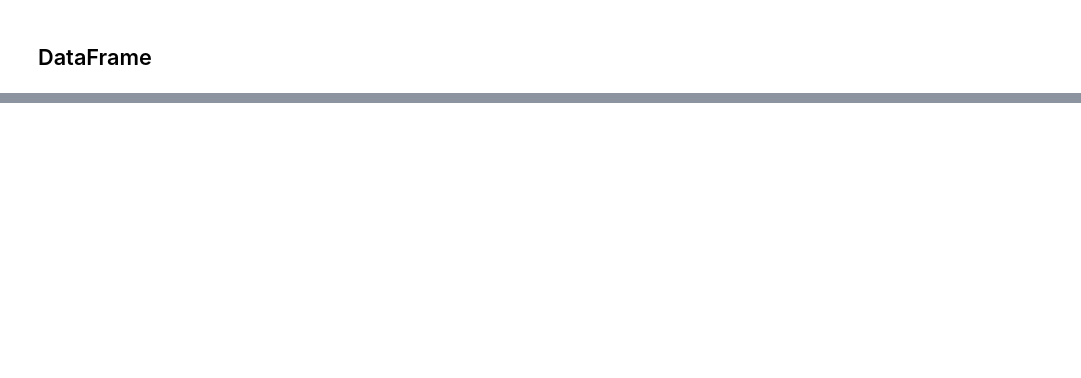
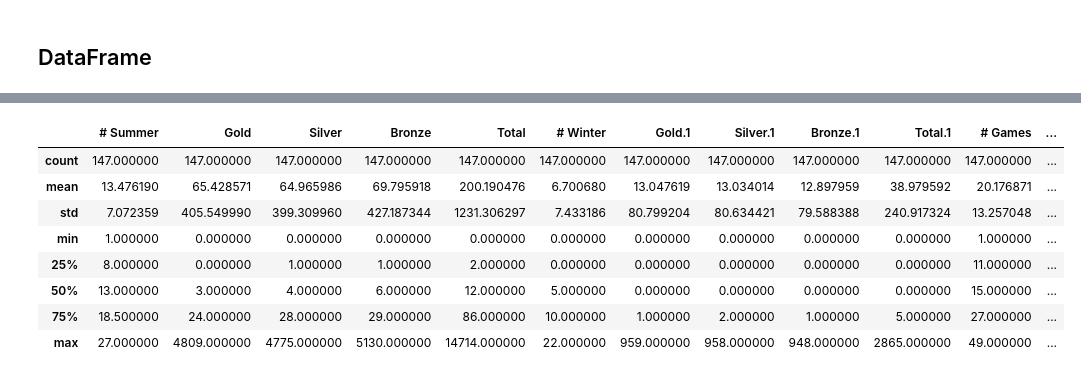
Before and after one commit to pppk520/ml_study, a Jupyter notebook: data_analysis/pandas.ipynb, the cells around one changed output, grey strips where cells are left out. Cells and saved outputs as stored; diff of their text form; code cells hidden in the pictures; blank space fills up the shorter version.

```diff
--- a/data_analysis/pandas.ipynb
+++ b/data_analysis/pandas.ipynb
@@ -76,0 +182,3 @@ print(pd.DataFrame(data).sort_values(by='pop', ascending=True))
+# %%
+df = pd.read_csv('olympics.csv', sep=',', index_col=0, skiprows=1)
+df.head()
@@ -76,0 +192,17 @@ print(pd.DataFrame(data).sort_values(by='pop', ascending=True))
+# %%
+for col in df.columns:
+    if col[:2]=='01':
+        df.rename(columns={col:'Gold'+col[4:]}, inplace=True)
+    if col[:2]=='02':
+        df.rename(columns={col:'Silver'+col[4:]}, inplace=True)
+    if col[:2]=='03':
+        df.rename(columns={col:'Bronze'+col[4:]}, inplace=True)
+    if col[:1]=='№':
+        df.rename(columns={col:'#'+col[1:]}, inplace=True)
+
+names_ids = df.index.str.split('\s\(') # split the index by '('
+
+df.index = names_ids.str[0] # the [0] element is the country name (new index)
+df['ID'] = names_ids.str[1].str[:3] # the [1] element is the abbreviation or ID (take first 3 characters from that)
+
+df.head()
@@ -76,0 +333,12 @@ print(pd.DataFrame(data).sort_values(by='pop', ascending=True))
+# %%
+df.describe()
+# %% [output]
+|  | # Summer | Gold | Silver | Bronze | Total | # Winter | Gold.1 | Silver.1 | Bronze.1 | Total.1 | # Games | ... |
+| count | 147.000000 | 147.000000 | 147.000000 | 147.000000 | 147.000000 | 147.000000 | 147.000000 | 147.000000 | 147.000000 | 147.000000 | 147.000000 | ... |
+| mean | 13.476190 | 65.428571 | 64.965986 | 69.795918 | 200.190476 | 6.700680 | 13.047619 | 13.034014 | 12.897959 | 38.979592 | 20.176871 | ... |
+| std | 7.072359 | 405.549990 | 399.309960 | 427.187344 | 1231.306297 | 7.433186 | 80.799204 | 80.634421 | 79.588388 | 240.917324 | 13.257048 | ... |
+| min | 1.000000 | 0.000000 | 0.000000 | 0.000000 | 0.000000 | 0.000000 | 0.000000 | 0.000000 | 0.000000 | 0.000000 | 1.000000 | ... |
+| 25% | 8.000000 | 0.000000 | 1.000000 | 1.000000 | 2.000000 | 0.000000 | 0.000000 | 0.000000 | 0.000000 | 0.000000 | 11.000000 | ... |
+| 50% | 13.000000 | 3.000000 | 4.000000 | 6.000000 | 12.000000 | 5.000000 | 0.000000 | 0.000000 | 0.000000 | 0.000000 | 15.000000 | ... |
+| 75% | 18.500000 | 24.000000 | 28.000000 | 29.000000 | 86.000000 | 10.000000 | 1.000000 | 2.000000 | 1.000000 | 5.000000 | 27.000000 | ... |
+| max | 27.000000 | 4809.000000 | 4775.000000 | 5130.000000 | 14714.000000 | 22.000000 | 959.000000 | 958.000000 | 948.000000 | 2865.000000 | 49.000000 | ... |
```
Also changed, not shown: parts of 48 cells of this notebook, 5 other files.
